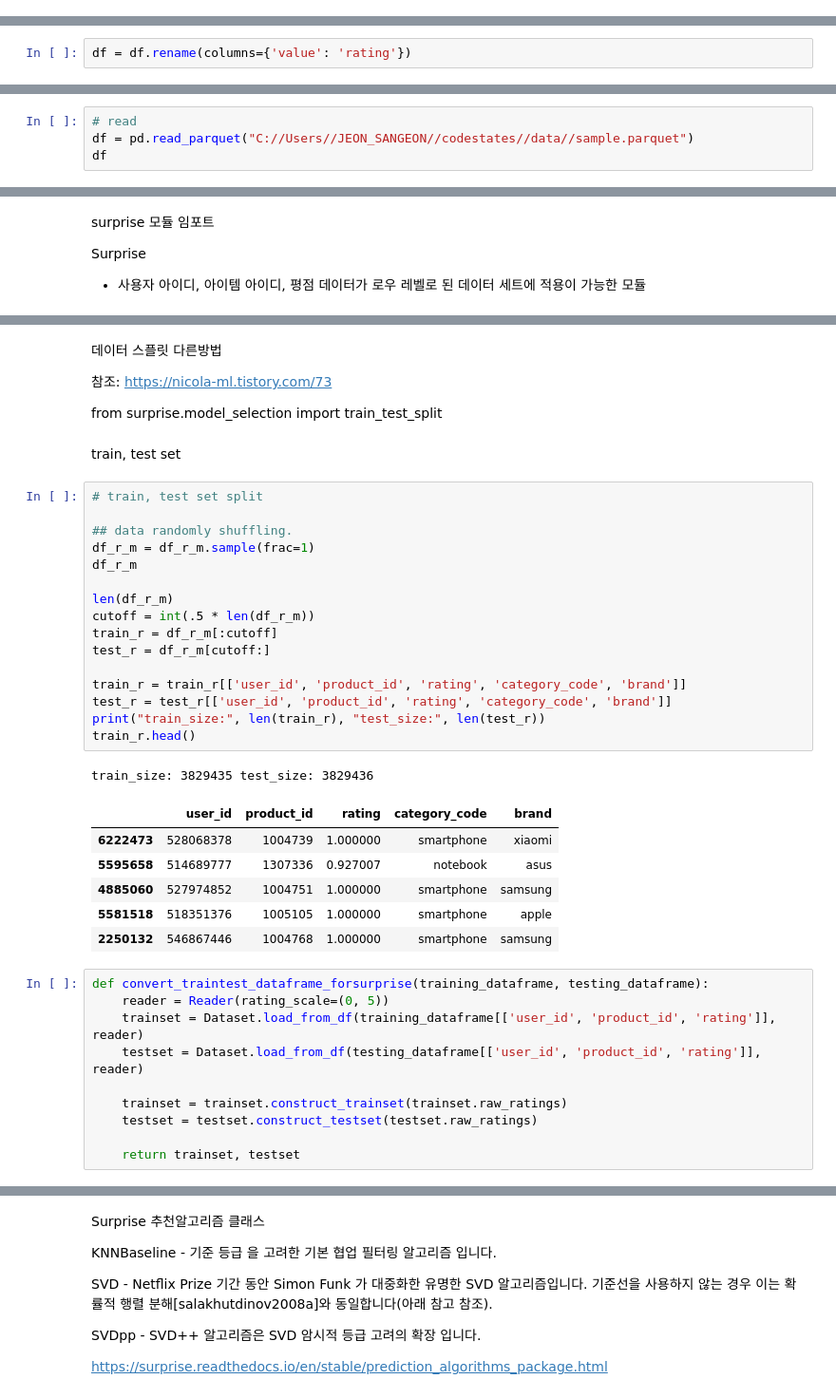
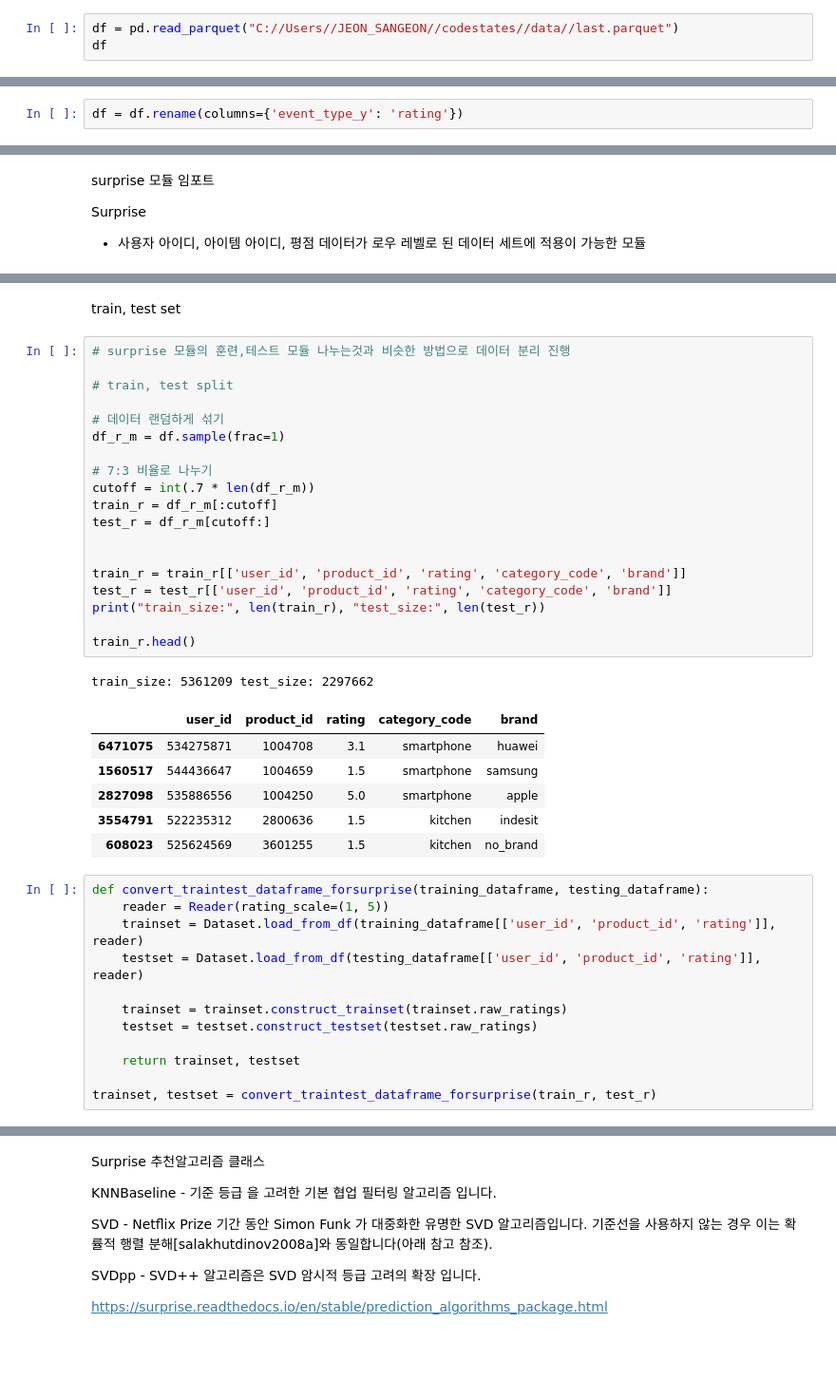
Before and after one commit to benidjor/ecommerce-behavior-data-analysis, a Jupyter notebook: esj_data/cp2_model.ipynb, the cells around one changed output, grey strips where cells are left out. Shown at 95% size. Saved outputs shown, nothing was run; the diff lists cells and outputs as text; blank space fills up the shorter version.

```diff
--- a/esj_data/cp2_model.ipynb
+++ b/esj_data/cp2_model.ipynb
@@ -93,0 +25,3 @@ df
+# %%
+df = pd.read_parquet("C://Users//JEON_SANGEON//codestates//data//last.parquet")
+df
@@ -94,3 +42,5 @@ df
+# %%
+df = df.rename(columns={'event_type_y': 'rating'})
 # %% [markdown]
 참조 :
 https://github.com/journey101/Recommendation_CF_Hybrid_Modeling_with_Python_Surprise/blob/main/Recommendation_CF_Hybrid_modeling_for_Fashion_update(210621).ipynb
@@ -162,5 +112,3 @@ user_id별 product_id : 1:n관계 \
 category_code 별 product_id : 1:n관계
 
 추천 시스템에 적용하기에 적합한 데이터로 판단됨. (유사 유저그룹 판단 후 아직 경험하지 않은 아이템을 추천해야 하기 때문)
-# %%
-df = df.rename(columns={'value': 'rating'})
@@ -243,4 +186,0 @@ df_r_m.to_parquet('sample.parquet', engine="pyarrow", compression="gzip")
-# %%
-# read
-df = pd.read_parquet("C://Users//JEON_SANGEON//codestates//data//sample.parquet")
-df
@@ -342,38 +322,35 @@ from sklearn.metrics.pairwise import linear_kernel, cosine_similarity
-# %% [markdown]
-데이터 스플릿 다른방법
-
-참조: https://nicola-ml.tistory.com/73
-
-from surprise.model_selection import train_test_split
 # %% [markdown]
 train, test set
 # %%
-# train, test set split
+# surprise 모듈의 훈련,테스트 모듈 나누는것과 비슷한 방법으로 데이터 분리 진행
 
-## data randomly shuffling.
-df_r_m = df_r_m.sample(frac=1)
-df_r_m
+# train, test split
 
-len(df_r_m)
-cutoff = int(.5 * len(df_r_m))
+# 데이터 랜덤하게 섞기
+df_r_m = df.sample(frac=1)
+
+# 7:3 비율로 나누기
+cutoff = int(.7 * len(df_r_m))
 train_r = df_r_m[:cutoff]
 test_r = df_r_m[cutoff:]
+
 
 train_r = train_r[['user_id', 'product_id', 'rating', 'category_code', 'brand']]
 test_r = test_r[['user_id', 'product_id', 'rating', 'category_code', 'brand']]
 print("train_size:", len(train_r), "test_size:", len(test_r))
+
 train_r.head()
 # %% [output]
-train_size: 3829435 test_size: 3829436
+train_size: 5361209 test_size: 2297662
 |  | user_id | product_id | rating | category_code | brand |
-| 6222473 | 528068378 | 1004739 | 1.000000 | smartphone | xiaomi |
-| 5595658 | 514689777 | 1307336 | 0.927007 | notebook | asus |
-| 4885060 | 527974852 | 1004751 | 1.000000 | smartphone | samsung |
-| 5581518 | 518351376 | 1005105 | 1.000000 | smartphone | apple |
-| 2250132 | 546867446 | 1004768 | 1.000000 | smartphone | samsung |
+| 6471075 | 534275871 | 1004708 | 3.1 | smartphone | huawei |
+| 1560517 | 544436647 | 1004659 | 1.5 | smartphone | samsung |
+| 2827098 | 535886556 | 1004250 | 5.0 | smartphone | apple |
+| 3554791 | 522235312 | 2800636 | 1.5 | kitchen | indesit |
+| 608023 | 525624569 | 3601255 | 1.5 | kitchen | no_brand |
 # %%
 def convert_traintest_dataframe_forsurprise(training_dataframe, testing_dataframe):
-    reader = Reader(rating_scale=(0, 5))
+    reader = Reader(rating_scale=(1, 5))
     trainset = Dataset.load_from_df(training_dataframe[['user_id', 'product_id', 'rating']], reader)
     testset = Dataset.load_from_df(testing_dataframe[['user_id', 'product_id', 'rating']], reader)
 
@@ -381,3 +358,5 @@ def convert_traintest_dataframe_forsurprise(training_dataframe, testing_datafram
     testset = testset.construct_testset(testset.raw_ratings)
 
     return trainset, testset
+
+trainset, testset = convert_traintest_dataframe_forsurprise(train_r, test_r)
```
Also changed, not shown: parts of 113 cells of this notebook.
